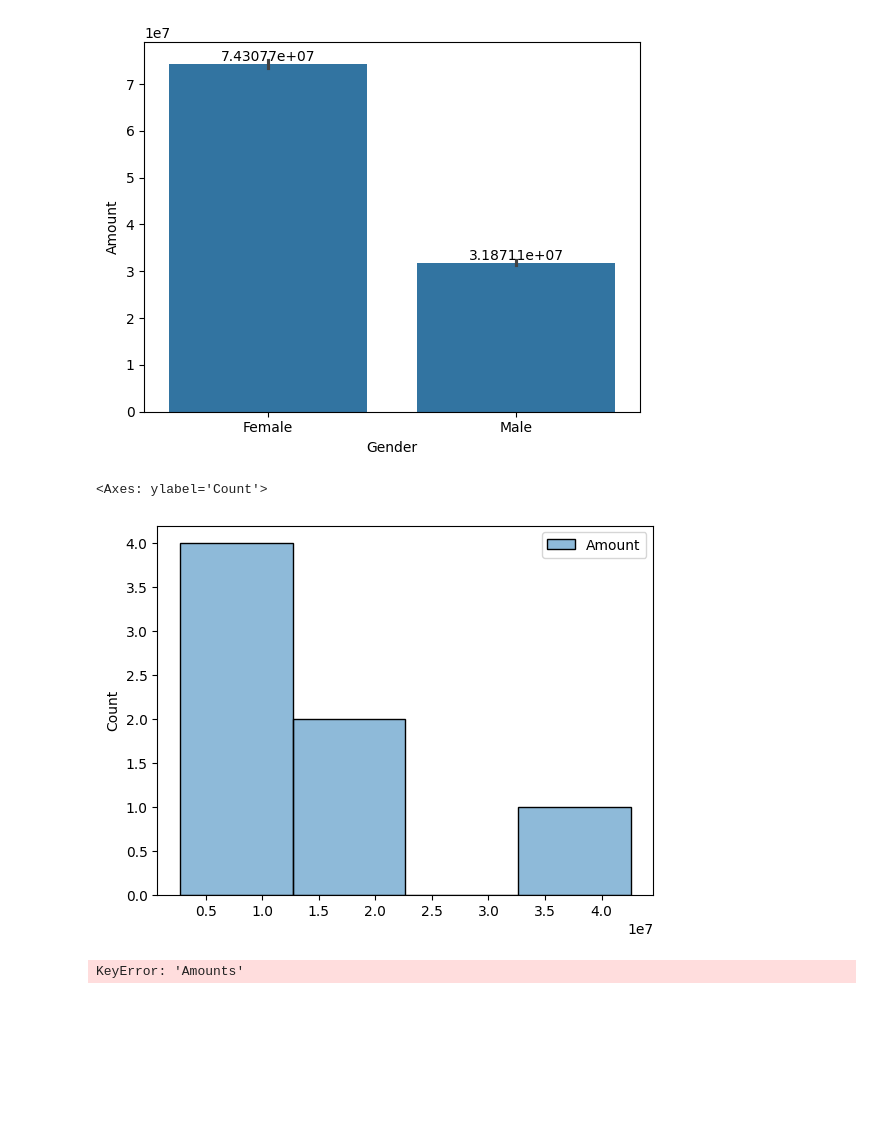
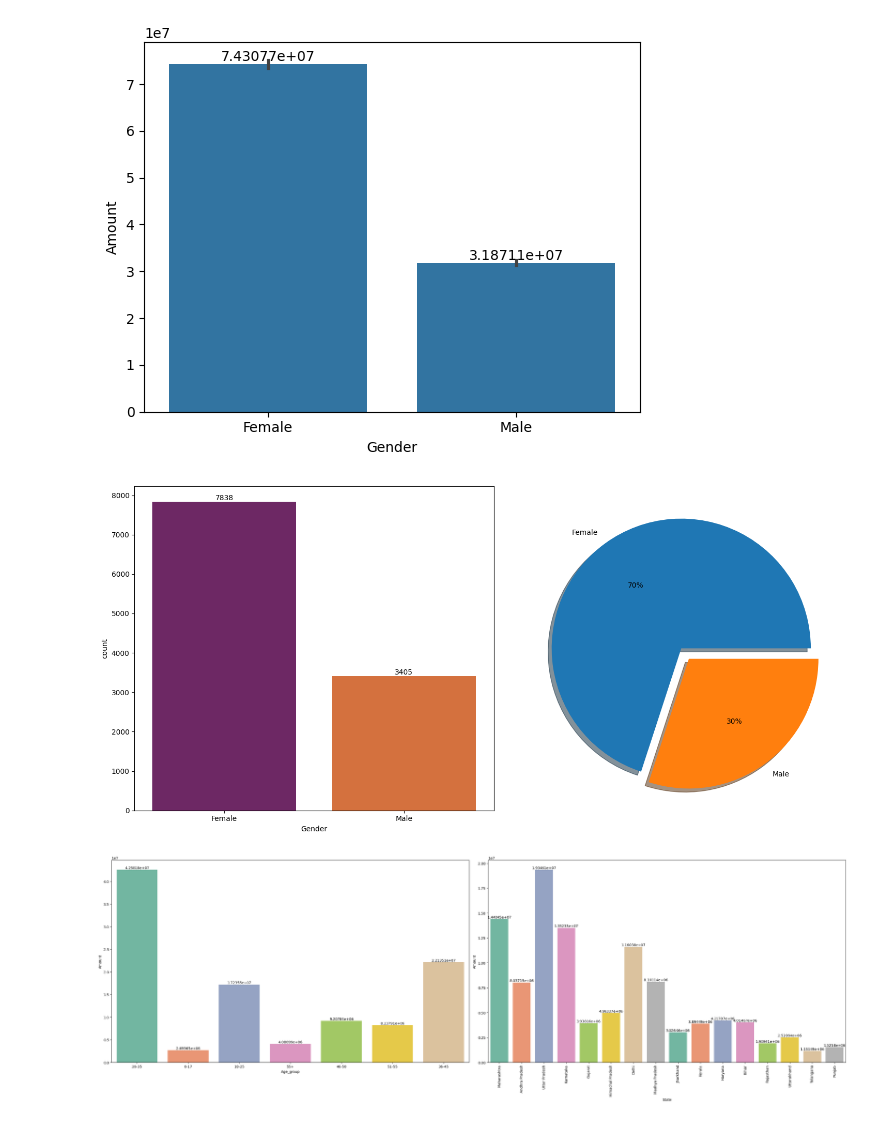
Before and after one commit to Amandeep006/QSPIDER-, a Jupyter notebook: pylab/project.ipynb, the cells around one changed output. Cells and saved outputs as stored; diff of their text form; code cells hidden in the pictures; blank space fills up the shorter version.

```diff
--- a/pylab/project.ipynb
+++ b/pylab/project.ipynb
@@ -143,18 +143,37 @@ a=sns.barplot(x="Gender",y="Amount",data=df,estimator=sum)
 labels(a)
 # %% [output]
 [figure]
-# %%
-"""Spending of Each age_group"""
-ag=df.groupby("Age_group")["Amount"].sum()
-# %% [output]
-<Axes: ylabel='Count'>
-[figure, removed]
-# %%
-"""Spending of Each Gender"""
-# df.pivot_table(
-#     values=["Gender","Age_group" ,"State", "Occupation", "Product_Category","Marital_Status"],
-#     index="Amounts",
-#     aggfunc=["sum"]
-)
-# %% [output]
-KeyError: 'Amounts'
+# %%
+"""Spending of Each Gender"""
+
+"""Count-chart"""
+fig,axes=plt.subplots(nrows=1,ncols=2,figsize=(15,7))
+a=sns.countplot(x="Gender",data=df,hue="Gender",palette="inferno",ax=axes[0])
+labels(a)
+
+"""Pie-Chart"""
+fe=df[df["Gender"]=="Female"]["Amount"].sum()
+me=df[df["Gender"]=="Male"]["Amount"].sum()
+l=[fe,me]
+plt.pie(l,labels=["Female","Male"],autopct="%0.0f%%",shadow=True,explode=(0,0.1))
+
+plt.tight_layout()
+# %% [output]
+[figure, added]
+# %%
+""" Spending by age_group and State"""
+fig_1,axes=plt.subplots(nrows=1,ncols=2,figsize=(30,10))
+
+"""Spending based on age_group"""
+c=sns.barplot(x="Age_group",y="Amount",data=df,errorbar=None,hue="Age_group",estimator=sum,palette="Set2",ax=axes[0])
+labels(c)
+
+"""Spending based on States"""
+d=sns.barplot(x="State",y="Amount",data=df,errorbar=None,hue="State",estimator=sum,palette="Set2",ax=axes[1])
+plt.xticks(rotation=90)
+labels(d)
+
+plt.tight_layout()
+# df
+# %% [output]
+[figure, added]
```
Also changed, not shown: parts of 5 cells of this notebook.
